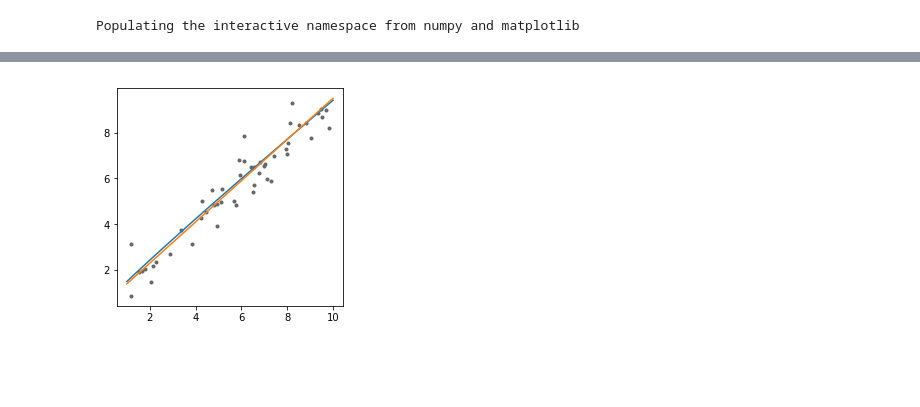
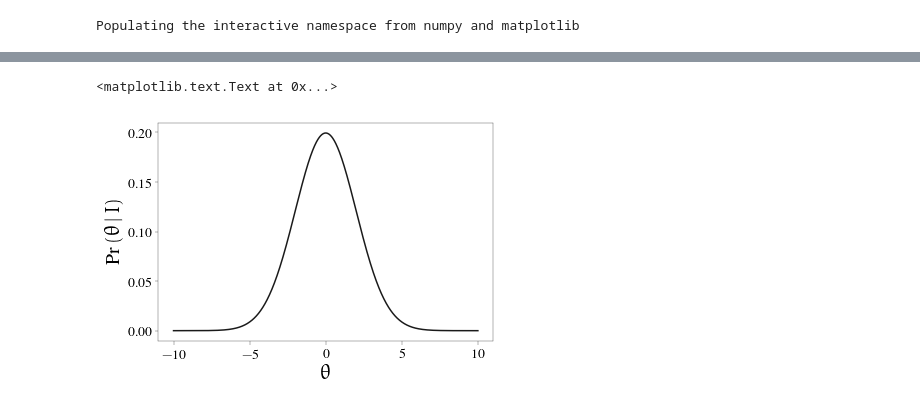
Before and after one commit to ajmejia/1st-phd-seminar, a Jupyter notebook: examples.ipynb, the cells around one changed output, grey strips where cells are left out. Drawn from its saved outputs; the diff is of its cells as text; code cells hidden in the pictures; blank space fills up the shorter version.

```diff
--- a/examples.ipynb
+++ b/examples.ipynb
@@ -24,7 +7,0 @@ error = array([skewnorm.rvs(3,-1,1.2) for i in xrange(x.size)])
-# %%
-plot(x, y(x)+error, ".", color="0.4")
-plot(X, y(X), "-", X, mu(X,0.90,0.5), "-")
-
-gca().set_aspect("equal")
-# %% [output]
-[figure, removed]
@@ -30,0 +21,13 @@ gca().set_aspect("equal")
+# %%
+y = linspace(-10,10,1000)
+sk, mu, sigma = 3, -0.55, 1.2
+sk, mu, sigma = 0, 0, 2.0
+plot(y,skewnorm.pdf(y, sk, mu, sigma), color="0.1")
+#hist([skewnorm.rvs(1,0) for i in xrange(100)], normed=True)
+
+xlabel(r"$\theta$")
+ylabel(r"${\rm Pr}\left(\theta\,\middle|\,I\right)$")
+#savefig("img/sample-pdf")
+# %% [output]
+<matplotlib.text.Text at 0x...>
+[figure, added]
```
Also changed, not shown: parts of 7 cells of this notebook.
